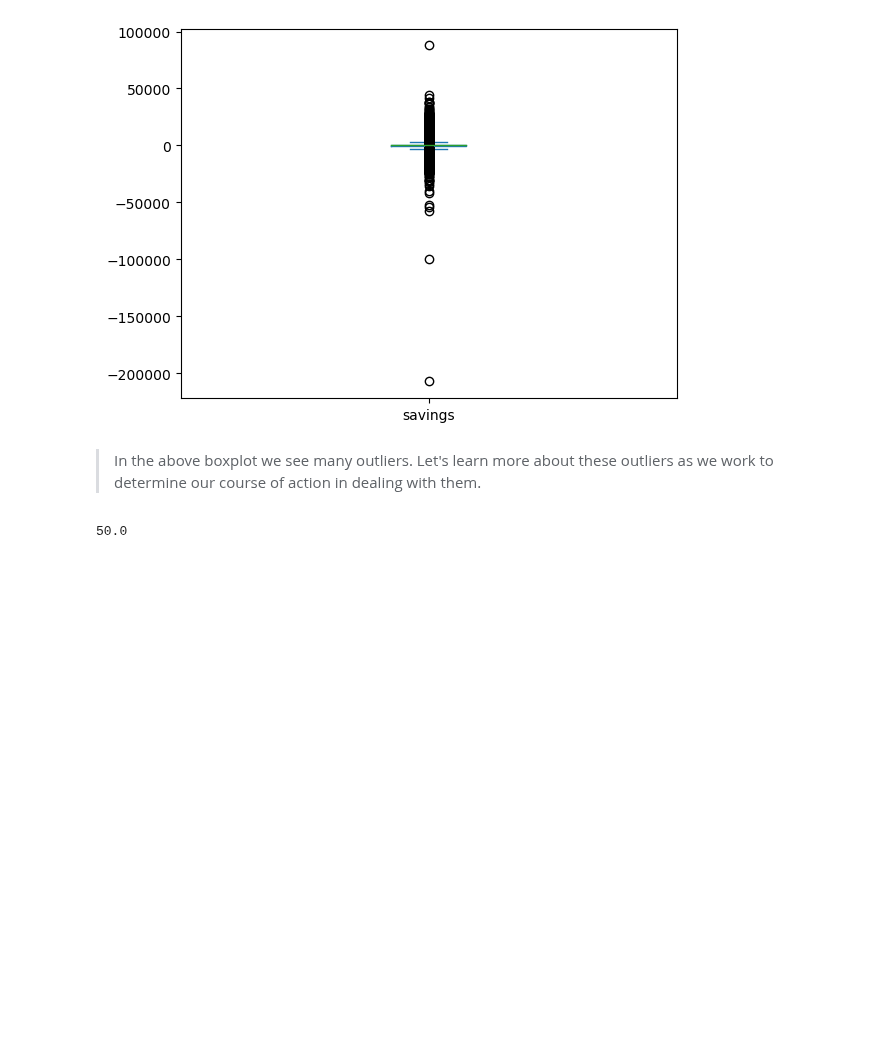
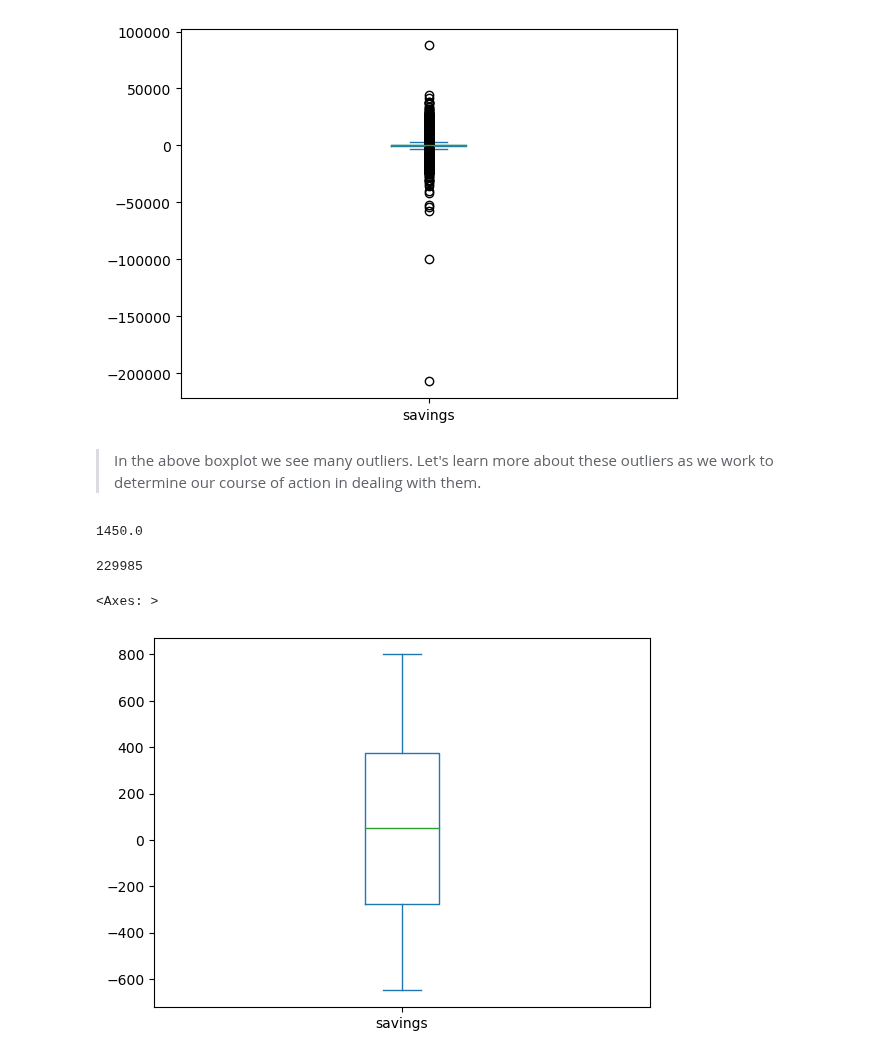
Before and after one commit to terminalcoder/used-car-auction-prices, a Jupyter notebook: notebook.ipynb, the cells around one changed output. Cells and saved outputs as stored; diff of their text form; code cells hidden in the pictures; blank space fills up the shorter version.

```diff
--- a/notebook.ipynb
+++ b/notebook.ipynb
@@ -401,6 +401,23 @@ df2['savings'].plot(kind='box')
 # %% [markdown]
 >In the above boxplot we see many outliers. Let's learn more about these outliers as we work to determine our course of action in dealing with them.
 # %%
-df2['savings'].quantile()
+q1 = df2['savings'].quantile(.25)
+q3 = df2['savings'].quantile(.75)
+
+print('The first quartile is {} & the third quartile is {}''
-# %% [output]
-50.0
+# %%
+IQR = q3-q1
+IQR
+# %% [output]
+1450.0
+# %%
+df3 = df2[(df2['savings']>=q1) & (df2['savings']<= q3)]
+# %%
+df2.shape[0]-df3.shape[0]
+# %% [output]
+229985
+# %%
+df3['savings'].plot(kind='box')
+# %% [output]
+<Axes: >
+[figure, added]
```
